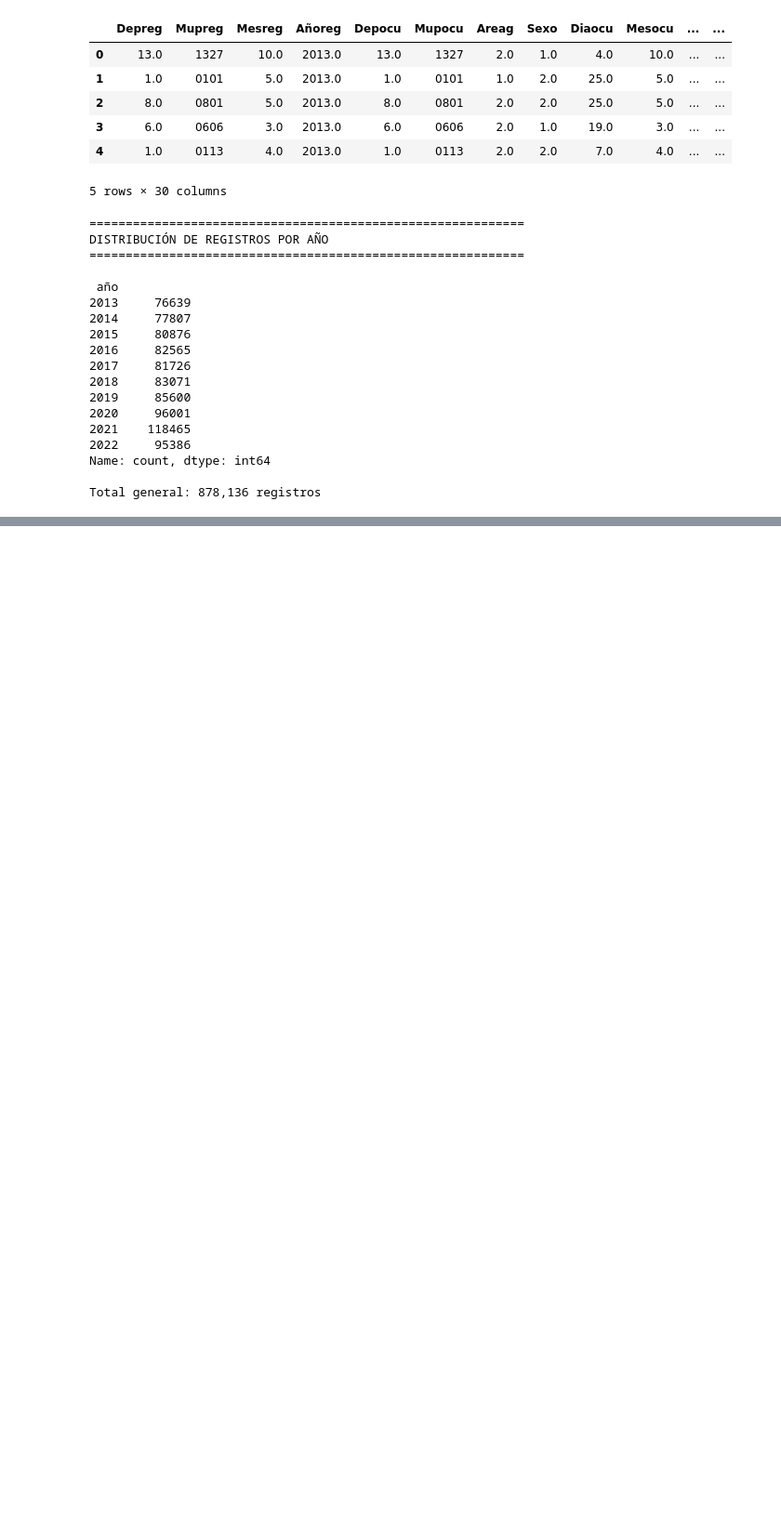
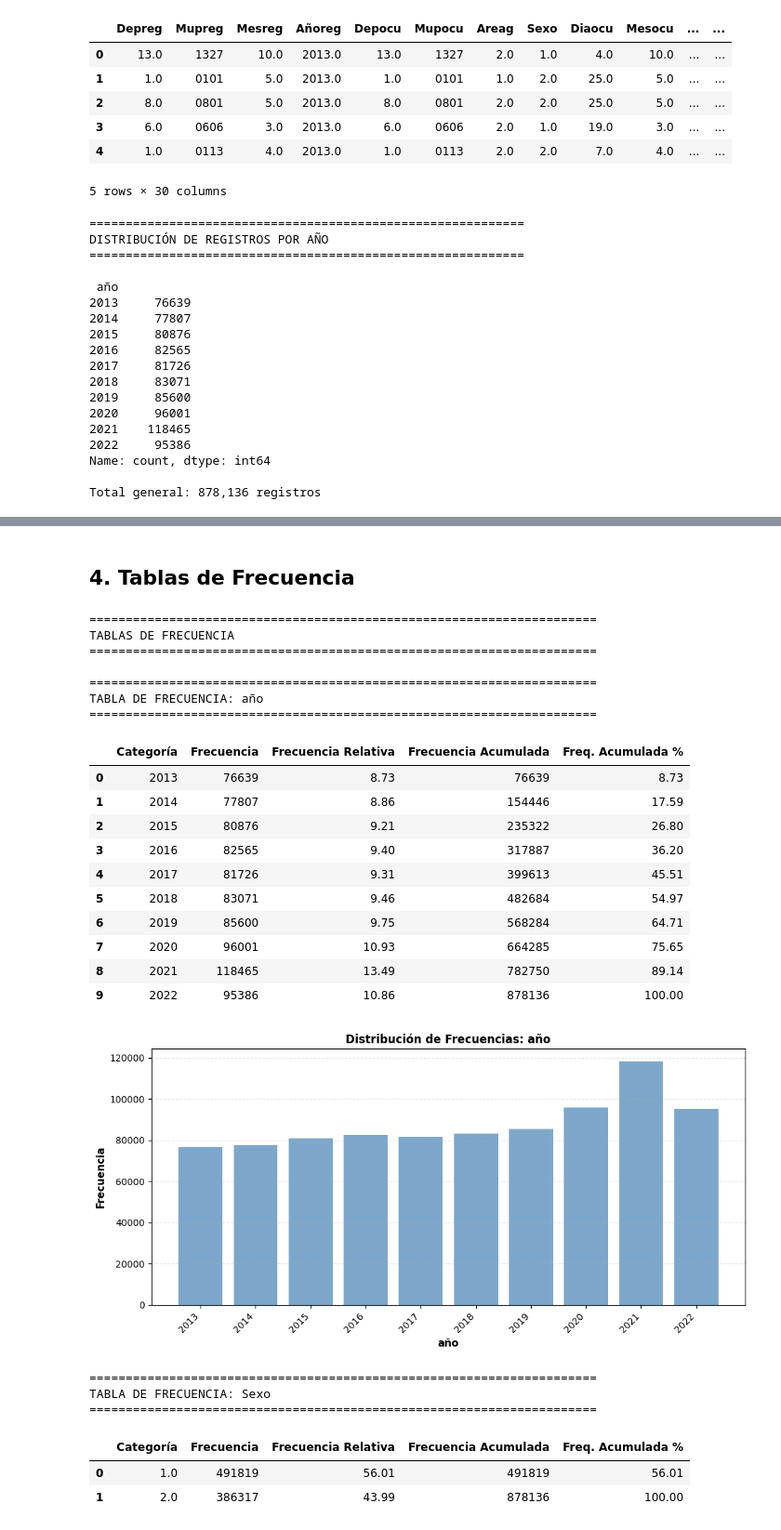
Before and after one commit to jcdiegolopez/MD-PY1, a Jupyter notebook: main.ipynb, the cells around one changed output, grey strips where cells are left out. Shown at 93% size. Saved outputs shown, nothing was run; the diff lists cells and outputs as text; code cells hidden in the pictures; blank space fills up the shorter version.

```diff
--- a/main.ipynb
+++ b/main.ipynb
@@ -239,0 +461,66 @@ Total general: 878,136 registros
+# %% [markdown]
+## 4. Tablas de Frecuencia
+# %%
+if df_consolidado is not None:
+    print("="*70)
+    print("TABLAS DE FRECUENCIA")
+    print("="*70)
+
+    # Tablas de frecuencia para variables más importantes
+    variables_importantes = ['año', 'Sexo', 'Area', 'Certifi']
+
+    for col in variables_importantes:
+        if col in df_consolidado.columns:
+            print(f"\n{'='*70}")
+            print(f"TABLA DE FRECUENCIA: {col}")
+            print(f"{'='*70}\n")
+
+            # Crear tabla de frecuencia
+            freq = df_consolidado[col].value_counts().sort_index()
+            freq_df = pd.DataFrame({
+                'Categoría': freq.index,
+                'Frecuencia': freq.values,
+                'Frecuencia Relativa': (freq.values / len(df_consolidado) * 100).round(2),
+                'Frecuencia Acumulada': freq.values.cumsum(),
+                'Freq. Acumulada %': (freq.values.cumsum() / len(df_consolidado) * 100).round(2)
+            }).reset_index(drop=True)
+
+            display(freq_df)
+
+            # Gráfico de barras
+            fig, ax = plt.subplots(figsize=(10, 5))
+            ax.bar(range(len(freq)), freq.values, color='steelblue', alpha=0.7)
+            ax.set_xlabel(col, fontsize=11, fontweight='bold')
+            ax.set_ylabel('Frecuencia', fontsize=11, fontweight='bold')
+            ax.set_title(f'Distribución de Frecuencias: {col}', fontsize=12, fontweight='bold')
+            ax.set_xticks(range(len(freq)))
+            ax.set_xticklabels(freq.index, rotation=45, ha='right')
+            ax.grid(axis='y', alpha=0.3, linestyle='--')
+            plt.tight_layout()
+            plt.show()
+# %% [output]
+======================================================================
+TABLAS DE FRECUENCIA
+======================================================================
+
+======================================================================
+TABLA DE FRECUENCIA: año
+======================================================================
+|  | Categoría | Frecuencia | Frecuencia Relativa | Frecuencia Acumulada | Freq. Acumulada % |
+| 0 | 2013 | 76639 | 8.73 | 76639 | 8.73 |
+| 1 | 2014 | 77807 | 8.86 | 154446 | 17.59 |
+| 2 | 2015 | 80876 | 9.21 | 235322 | 26.80 |
+| 3 | 2016 | 82565 | 9.40 | 317887 | 36.20 |
+| 4 | 2017 | 81726 | 9.31 | 399613 | 45.51 |
+| 5 | 2018 | 83071 | 9.46 | 482684 | 54.97 |
+| 6 | 2019 | 85600 | 9.75 | 568284 | 64.71 |
+| 7 | 2020 | 96001 | 10.93 | 664285 | 75.65 |
+| 8 | 2021 | 118465 | 13.49 | 782750 | 89.14 |
+| 9 | 2022 | 95386 | 10.86 | 878136 | 100.00 |
+[figure, added]
+======================================================================
+TABLA DE FRECUENCIA: Sexo
+======================================================================
+|  | Categoría | Frecuencia | Frecuencia Relativa | Frecuencia Acumulada | Freq. Acumulada % |
+| 0 | 1.0 | 491819 | 56.01 | 491819 | 56.01 |
+| 1 | 2.0 | 386317 | 43.99 | 878136 | 100.00 |
```
Also changed, not shown: parts of 14 cells of this notebook.
